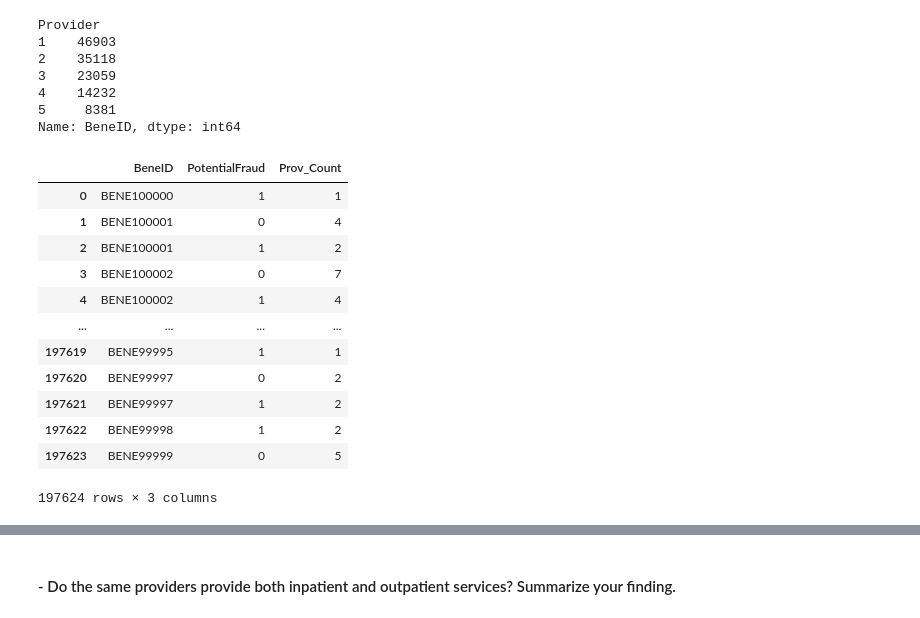
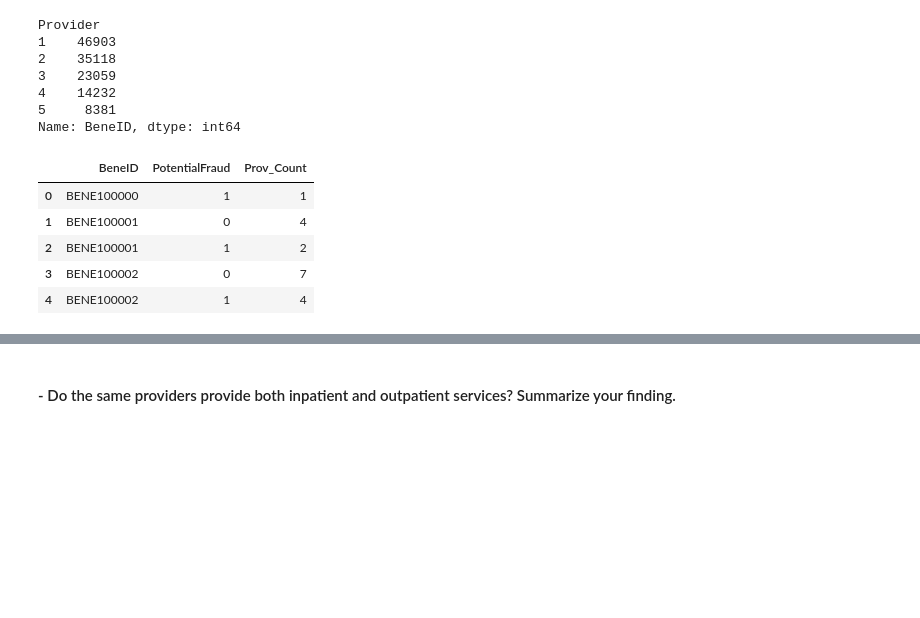
Before and after one commit to cosmochoi/healthcare_fraud, a Jupyter notebook: Fraud_Detection_EDA/EDA_Marcus.ipynb, the cells around one changed output, grey strips where cells are left out. Cells and saved outputs as stored; diff of their text form; code cells hidden in the pictures; blank space fills up the shorter version.

```diff
--- a/Fraud_Detection_EDA/EDA_Marcus.ipynb
+++ b/Fraud_Detection_EDA/EDA_Marcus.ipynb
@@ -310,24 +272,17 @@ Name: BeneID, dtype: int64
 # %%
 # create column with provider count per patient
 provider_patient = full_df.groupby(['BeneID', 'Provider', 'PotentialFraud'])['BeneID'].count().\
                    reset_index(name='Prov_Count').groupby(['BeneID', 'PotentialFraud'])['Prov_Count']\
                    .count().reset_index()
+
+provider_patient.head()
+# %% [output]
+|  | BeneID | PotentialFraud | Prov_Count |
+| 0 | BENE100000 | 1 | 1 |
+| 1 | BENE100001 | 0 | 4 |
+| 2 | BENE100001 | 1 | 2 |
+| 3 | BENE100002 | 0 | 7 |
+| 4 | BENE100002 | 1 | 4 |
-# %%
-provider_patient
-# %% [output]
-|  | BeneID | PotentialFraud | Prov_Count |
-| 0 | BENE100000 | 1 | 1 |
-| 1 | BENE100001 | 0 | 4 |
-| 2 | BENE100001 | 1 | 2 |
-| 3 | BENE100002 | 0 | 7 |
-| 4 | BENE100002 | 1 | 4 |
-| ... | ... | ... | ... |
-| 197619 | BENE99995 | 1 | 1 |
-| 197620 | BENE99997 | 0 | 2 |
-| 197621 | BENE99997 | 1 | 2 |
-| 197622 | BENE99998 | 1 | 2 |
-| 197623 | BENE99999 | 0 | 5 |
-197624 rows × 3 columns
 # %%
 # create patient count column per provider
 Patients = full_df.groupby(['Provider', 'BeneID'])['BeneID'].count().reset_index(name='Patient_Count')\
```
Also changed, not shown: parts of 14 cells of this notebook, 1 other file.
